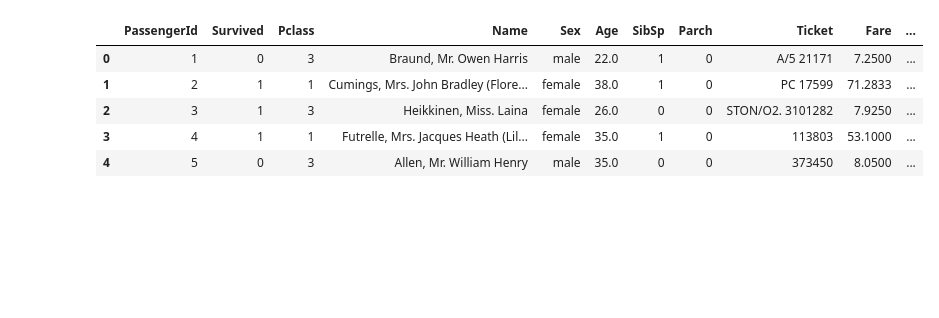
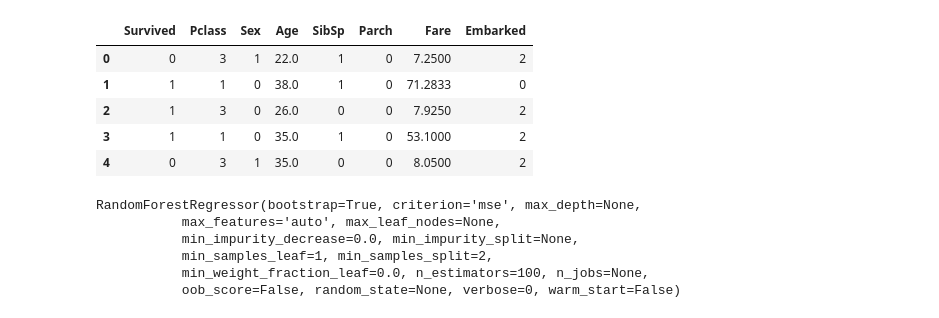
Before and after one commit to mbernico/titanic-ml-engine, a Jupyter notebook: notebooks/data_prep_prototype.ipynb, the cells around one changed output. Saved outputs shown, nothing was run; the diff lists cells and outputs as text; code cells hidden in the pictures; blank space fills up the shorter version.

```diff
--- a/notebooks/data_prep_prototype.ipynb
+++ b/notebooks/data_prep_prototype.ipynb
@@ -28,0 +70,7 @@ with open('./train.csv', 'r') as train_data:
+# %%
+train['Sex'] = train['Sex'].map({'male':1, 'female':0, 1:1, 0:0})
+test['Sex'] = train['Sex'].map({'male':1, 'female':0, 1:1, 0:0})
+# %%
+from sklearn.preprocessing import OneHotEncoder
+
+train = pd.concat([train, pd.get_dummies(train['Embarked'], prefix='Embarked')],axis=1)
@@ -28,0 +96,7 @@ with open('./train.csv', 'r') as train_data:
+# %%
+train['Embarked'] = train['Embarked'].fillna('U')
+test['Embarked'] = test['Embarked'].fillna('U')
+# %%
+le = LabelEncoder()
+train['Embarked'] = le.fit_transform(train['Embarked'])
+test['Embarked'] = le.transform(test['Embarked'])
@@ -29,9 +123,9 @@ with open('./train.csv', 'r') as train_data:
 # %%
-raw_training_data.head()
+train.head()
 # %% [output]
-|  | PassengerId | Survived | Pclass | Name | Sex | Age | SibSp | Parch | Ticket | Fare | ... |
-| 0 | 1 | 0 | 3 | Braund, Mr. Owen Harris | male | 22.0 | 1 | 0 | A/5 21171 | 7.2500 | ... |
-| 1 | 2 | 1 | 1 | Cumings, Mrs. John Bradley (Flore... | female | 38.0 | 1 | 0 | PC 17599 | 71.2833 | ... |
-| 2 | 3 | 1 | 3 | Heikkinen, Miss. Laina | female | 26.0 | 0 | 0 | STON/O2. 3101282 | 7.9250 | ... |
-| 3 | 4 | 1 | 1 | Futrelle, Mrs. Jacques Heath (Lil... | female | 35.0 | 1 | 0 | 113803 | 53.1000 | ... |
-| 4 | 5 | 0 | 3 | Allen, Mr. William Henry | male | 35.0 | 0 | 0 | 373450 | 8.0500 | ... |
+|  | Survived | Pclass | Sex | Age | SibSp | Parch | Fare | Embarked |
+| 0 | 0 | 3 | 1 | 22.0 | 1 | 0 | 7.2500 | 2 |
+| 1 | 1 | 1 | 0 | 38.0 | 1 | 0 | 71.2833 | 0 |
+| 2 | 1 | 3 | 0 | 26.0 | 0 | 0 | 7.9250 | 2 |
+| 3 | 1 | 1 | 0 | 35.0 | 1 | 0 | 53.1000 | 2 |
+| 4 | 0 | 3 | 1 | 35.0 | 0 | 0 | 8.0500 | 2 |
@@ -59,0 +134,12 @@ val_blob.upload_from_filename('val-split.csv')
+# %%
+X = train_not_null.drop(['Age','Survived'], axis=1)
+y = train_not_null['Age']
+age_regressor = RandomForestRegressor(n_estimators=100)
+age_regressor.fit(X,y)
+# %% [output]
+RandomForestRegressor(bootstrap=True, criterion='mse', max_depth=None,
+           max_features='auto', max_leaf_nodes=None,
+           min_impurity_decrease=0.0, min_impurity_split=None,
+           min_samples_leaf=1, min_samples_split=2,
+           min_weight_fraction_leaf=0.0, n_estimators=100, n_jobs=None,
+           oob_score=False, random_state=None, verbose=0, warm_start=False)
```
Also changed, not shown: parts of 19 cells of this notebook, 18 other files.
